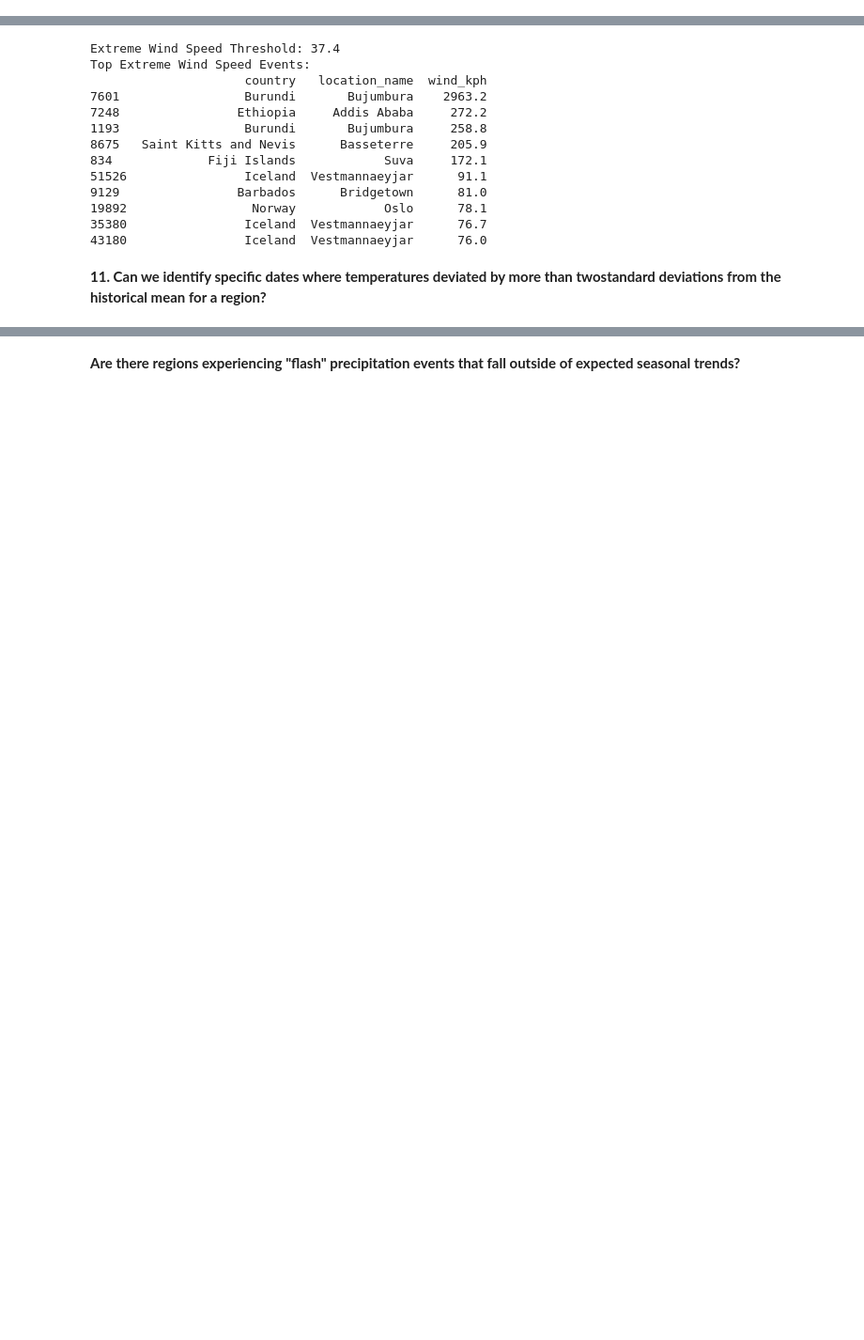
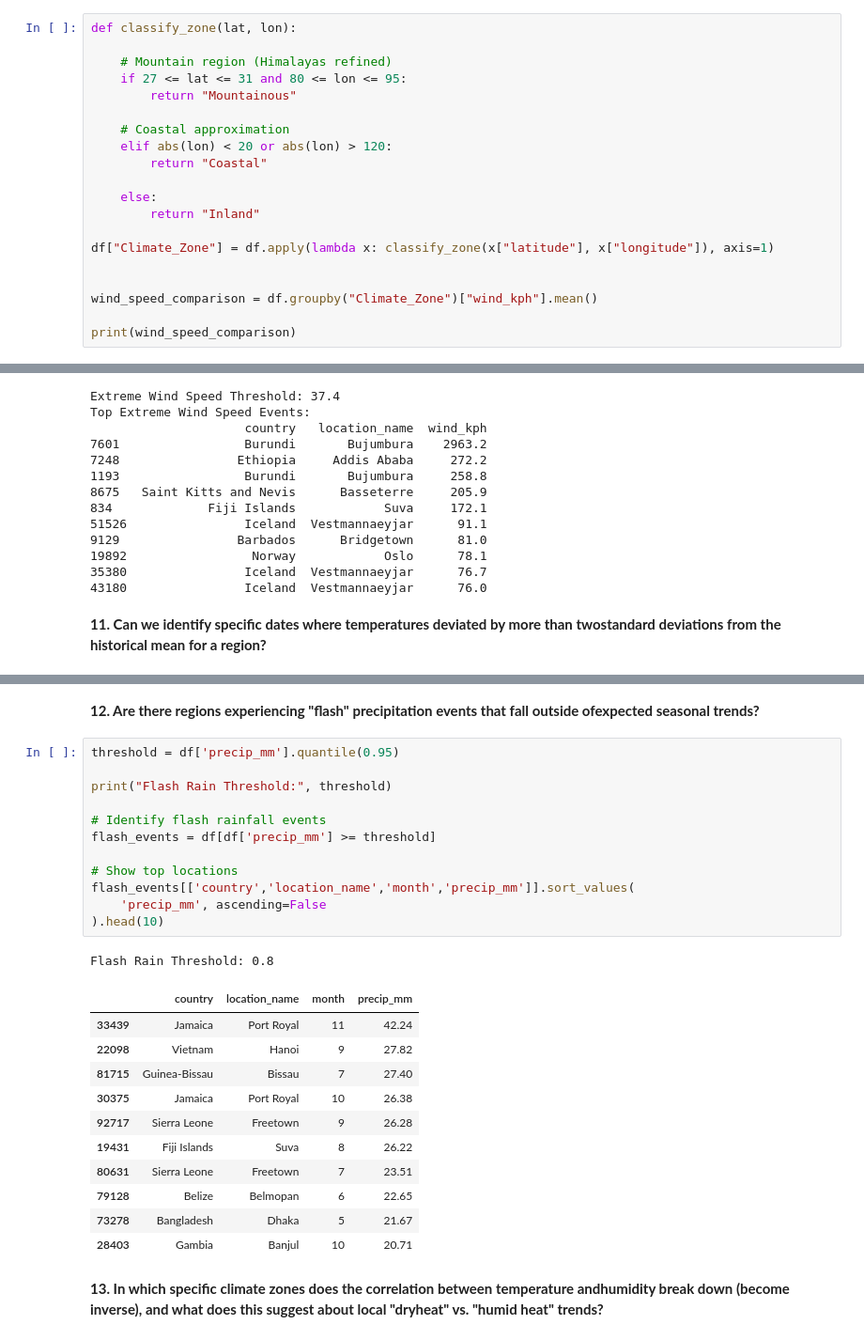
Before and after one commit to 23f2004268/23f2004268.github.io, a Jupyter notebook: mani-shankar-s-notebook.ipynb, the cells around one changed output, grey strips where cells are left out. Shown at 94% size. Saved outputs shown, nothing was run; the diff lists cells and outputs as text; blank space fills up the shorter version.

```diff
--- a/mani-shankar-s-notebook.ipynb
+++ b/mani-shankar-s-notebook.ipynb
@@ -440,0 +381,20 @@ Locations with Highest Average Wind Speed:
+# %%
+def classify_zone(lat, lon):
+
+    # Mountain region (Himalayas refined)
+    if 27 <= lat <= 31 and 80 <= lon <= 95:
+        return "Mountainous"
+
+    # Coastal approximation
+    elif abs(lon) < 20 or abs(lon) > 120:
+        return "Coastal"
+
+    else:
+        return "Inland"
+
+df["Climate_Zone"] = df.apply(lambda x: classify_zone(x["latitude"], x["longitude"]), axis=1)
+
+
+wind_speed_comparison = df.groupby("Climate_Zone")["wind_kph"].mean()
+
+print(wind_speed_comparison)
@@ -568,4 +545,33 @@ Temperature Deviations (>2σ):
 707         Niger        Niamey 2024-05-18 15:30:00                 43.0
 747         Sudan      Khartoum 2024-05-18 16:30:00                 42.5
 # %% [markdown]
-**Are there regions experiencing "flash" precipitation events that fall outside of expected seasonal trends?**
+
+**12. Are there regions experiencing "flash" precipitation events that fall outside ofexpected seasonal trends?**
+# %%
+threshold = df['precip_mm'].quantile(0.95)
+
+print("Flash Rain Threshold:", threshold)
+
+# Identify flash rainfall events
+flash_events = df[df['precip_mm'] >= threshold]
+
+# Show top locations
+flash_events[['country','location_name','month','precip_mm']].sort_values(
+    'precip_mm', ascending=False
+).head(10)
+# %% [output]
+Flash Rain Threshold: 0.8
+|  | country | location_name | month | precip_mm |
+| 33439 | Jamaica | Port Royal | 11 | 42.24 |
+| 22098 | Vietnam | Hanoi | 9 | 27.82 |
+| 81715 | Guinea-Bissau | Bissau | 7 | 27.40 |
+| 30375 | Jamaica | Port Royal | 10 | 26.38 |
+| 92717 | Sierra Leone | Freetown | 9 | 26.28 |
+| 19431 | Fiji Islands | Suva | 8 | 26.22 |
+| 80631 | Sierra Leone | Freetown | 7 | 23.51 |
+| 79128 | Belize | Belmopan | 6 | 22.65 |
+| 73278 | Bangladesh | Dhaka | 5 | 21.67 |
+| 28403 | Gambia | Banjul | 10 | 20.71 |
+# %% [markdown]
+
+**13. In which specific climate zones does the correlation between temperature andhumidity break down (become inverse), and what does this suggest about local "dryheat" vs. "humid heat" trends?**
```
Also changed, not shown: parts of 53 cells of this notebook.
